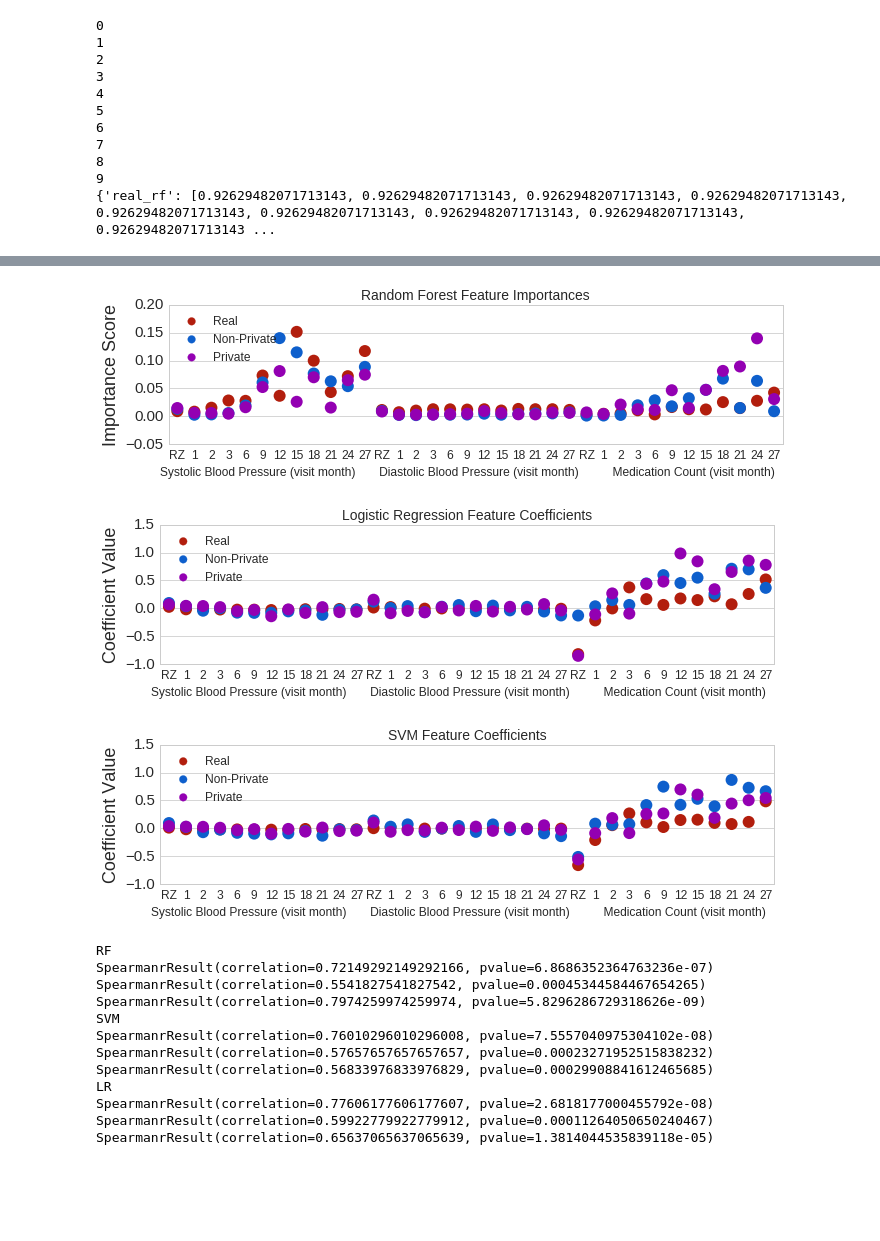
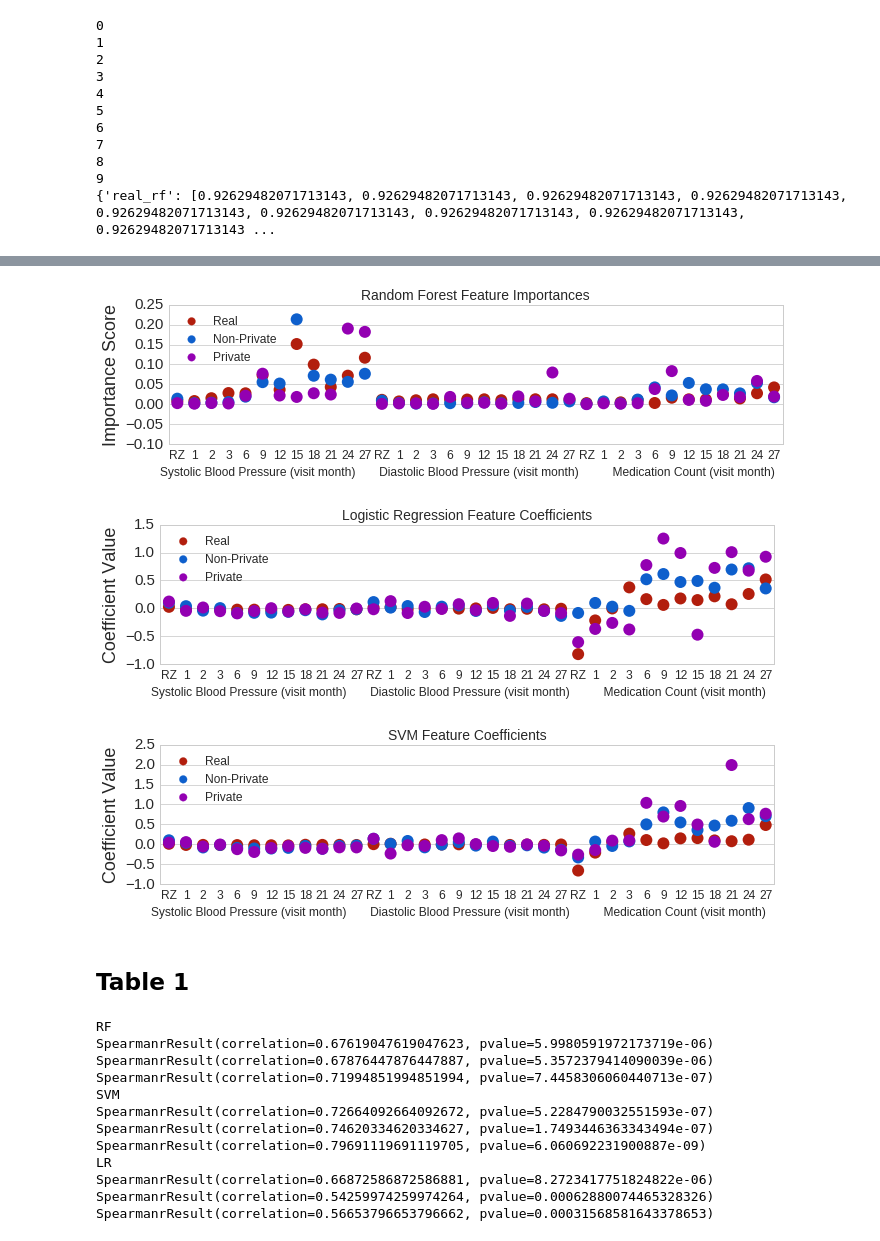
Before and after one commit to greenelab/SPRINT_gan, a Jupyter notebook: Analysis.ipynb, the cells around one changed output, grey strips where cells are left out. Cells and saved outputs as stored; diff of their text form; code cells hidden in the pictures; blank space fills up the shorter version.

```diff
--- a/Analysis.ipynb
+++ b/Analysis.ipynb
@@ -6,17 +6,13 @@ import seaborn as sns
 
 sns.set(context="poster", style='whitegrid', font='sans-serif')
 
-X_real = pkl.load(open('./data/X_processed.pkl', 'rb'))
-y_real = pkl.load(open('./data/y_processed.pkl', 'rb'))
+X_real = pkl.load(open('/data/SPRINT/X_processed.pkl', 'rb'))
+y_real = pkl.load(open('/data/SPRINT/y_processed.pkl', 'rb'))
 
 print(X_real.shape, y_real.shape)
 
-output_dir = './output/'
-public_dir = output_dir + 'acgan_500_0.0002_100'
-
-# private directory for multiple epoch testing - p7
-#private_dir = output_dir + 'p15_8.0_0.0001_500_0.002_100'
-private_dir = '/media/brett/Drive/SPRINT_gan_output/p1_8.0_0.0001_500_0.002_100'
+public_dir = '/data/SPRINT/nonprivate/'
+private_dir = '/data/SPRINT/private/'
 # %% [output]
 ((6502, 3, 12), (6502,))
 # %%
@@ -951,7 +1024,7 @@ for i in range(len(real_rf_importances)):
     importances['variable'].append(i)
     importances['importance'].append(private_rf_importances[i])
 
-plt.figure(figsize=(11, 2.5))
+fig = plt.figure(figsize=(11, 2.5))
 importance_df = pd.DataFrame.from_dict(importances)
 ax = sns.stripplot(x="variable", y="importance", hue="method",
                    data=importance_df, palette=[colors[0], colors[2], colors[4]], size=12)
@@ -962,6 +1035,7 @@ plt.xlabel('Systolic Blood Pressure (visit month)       Diastolic Blood Pressure
            fontsize=12)
 plt.legend(loc='upper left', fontsize=12)
 plt.show()
+fig.savefig('./figures/Figure_4E.png', bbox_inches='tight')
 
 
 coefs = {'method': [], 'variable': [], 'importance': []}
@@ -980,7 +1054,7 @@ for i in range(len(real_lr_coefs)):
     coefs['variable'].append(i)
     coefs['importance'].append(private_lr_coefs[i])
 
-plt.figure(figsize=(11, 2.5))
+fig = plt.figure(figsize=(11, 2.5))
 importance_df = pd.DataFrame.from_dict(coefs)
 ax = sns.stripplot(x="variable", y="importance", hue="method",
               data=importance_df, palette=[colors[0], colors[2], colors[4]], size=12)
@@ -991,38 +1065,42 @@ plt.xlabel('Systolic Blood Pressure (visit month)       Diastolic Blood Pressure
            fontsize=12)
 plt.legend(loc='upper left', fontsize=12)
 plt.show()
+fig.savefig('./figures/Figure_4F.png', bbox_inches='tight')
 
 coefs = {'method': [], 'variable': [], 'importance': []}
 real_svm_coefs = full_real_svm_clf.coef_[0]
 public_svm_coefs = full_public_svm_clf.coef_[0]
 private_svm_coefs = full_private_svm_clf.coef_[0]
 
 for i in range(len(real_svm_coefs)):
     coefs['method'].append('Real')
     coefs['variable'].append(i)
     coefs['importance'].append(real_svm_coefs[i])
     coefs['method'].append('Non-Private')
     coefs['variable'].append(i)
     coefs['importance'].append(public_svm_coefs[i])
     coefs['method'].append('Private')
     coefs['variable'].append(i)
     coefs['importance'].append(private_svm_coefs[i])
 
-plt.figure(figsize=(11, 2.5))
+fig = plt.figure(figsize=(11, 2.5))
 importance_df = pd.DataFrame.from_dict(coefs)
 ax = sns.stripplot(x="variable", y="importance", hue="method",
               data=importance_df, palette=[colors[0], colors[2], colors[4]], size=12)
 plt.title("SVM Feature Coefficients")
 ax.set_xticklabels(visit_codes, fontsize=12)
 plt.ylabel('Coefficient Value', fontsize=18)
 plt.xlabel('Systolic Blood Pressure (visit month)       Diastolic Blood Pressure (visit month)          Medication Count (visit month)     ',
            fontsize=12)
 plt.legend(loc='upper left', fontsize=12)
 plt.show()
+fig.savefig('./figures/Figure_4G.png', bbox_inches='tight')
 # %% [output]
-[figure, old version]
+[figure, new version]
-[figure, old version]
+[figure, new version]
-[figure, old version]
+[figure, new version]
+# %% [markdown]
+## Table 1
 # %%
 from scipy.stats import spearmanr
 from scipy.stats import pearsonr
@@ -1055,14 +1133,14 @@ print(spearmanr(real_lr_coefs, private_lr_coefs))
 print(spearmanr(public_lr_coefs, private_lr_coefs))
 # %% [output]
 RF
-SpearmanrResult(correlation=0.72149292149292166, pvalue=6.8686352364763236e-07)
-SpearmanrResult(correlation=0.5541827541827542, pvalue=0.00045344584467654265)
-SpearmanrResult(correlation=0.7974259974259974, pvalue=5.8296286729318626e-09)
+SpearmanrResult(correlation=0.67619047619047623, pvalue=5.9980591972173719e-06)
+SpearmanrResult(correlation=0.67876447876447887, pvalue=5.3572379414090039e-06)
+SpearmanrResult(correlation=0.71994851994851994, pvalue=7.4458306060440713e-07)
 SVM
-SpearmanrResult(correlation=0.76010296010296008, pvalue=7.5557040975304102e-08)
-SpearmanrResult(correlation=0.57657657657657657, pvalue=0.00023271952515838232)
-SpearmanrResult(correlation=0.56833976833976829, pvalue=0.00029908841612465685)
+SpearmanrResult(correlation=0.72664092664092672, pvalue=5.2284790032551593e-07)
+SpearmanrResult(correlation=0.74620334620334627, pvalue=1.7493446363343494e-07)
+SpearmanrResult(correlation=0.79691119691119705, pvalue=6.060692231900887e-09)
 LR
-SpearmanrResult(correlation=0.77606177606177607, pvalue=2.6818177000455792e-08)
-SpearmanrResult(correlation=0.59922779922779912, pvalue=0.00011264050650240467)
-SpearmanrResult(correlation=0.65637065637065639, pvalue=1.3814044535839118e-05)
+SpearmanrResult(correlation=0.66872586872586881, pvalue=8.2723417751824822e-06)
+SpearmanrResult(correlation=0.54259974259974264, pvalue=0.00062880074465328326)
+SpearmanrResult(correlation=0.56653796653796662, pvalue=0.00031568581643378653)
```
Also changed, not shown: parts of 22 cells of this notebook, 4 other files.
